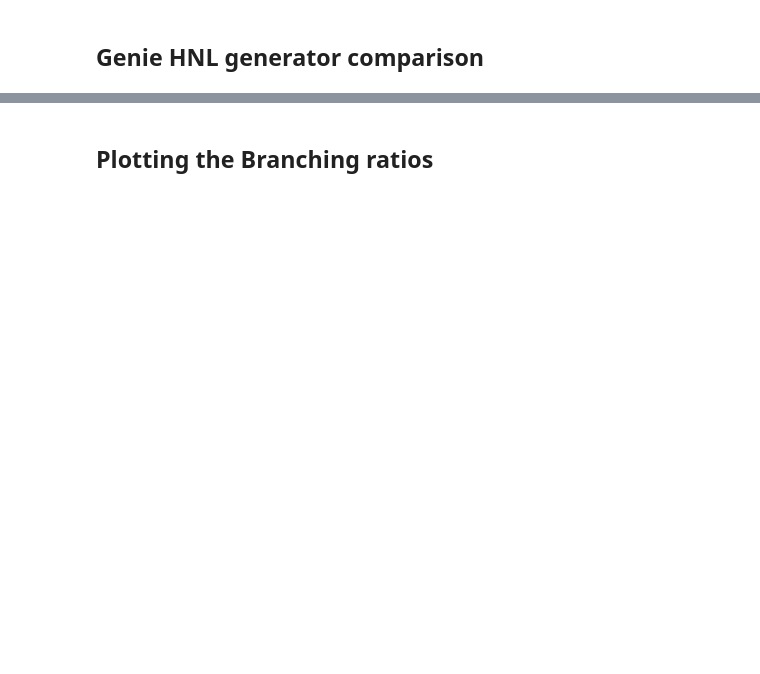
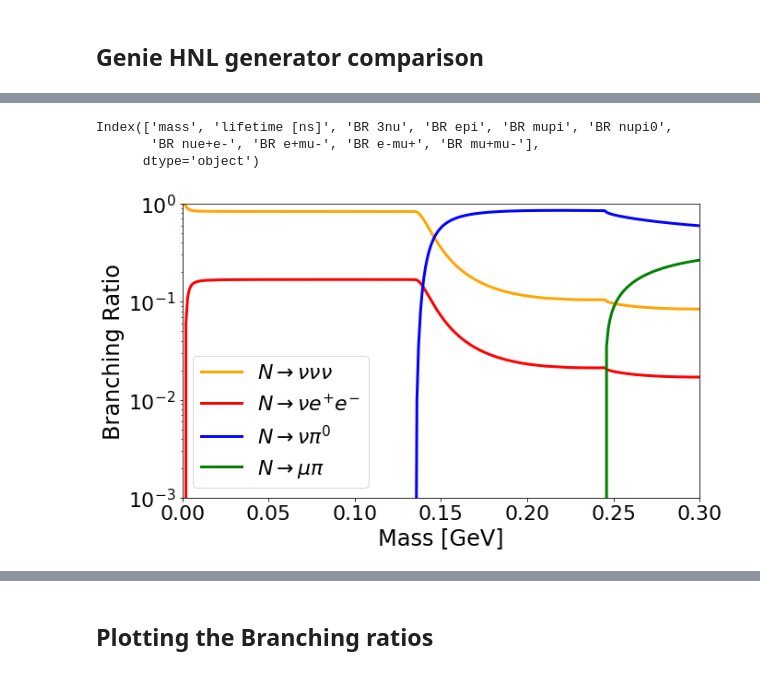
Before and after one commit to dmarsden01/uboone_HNL_analysis, a Jupyter notebook: Rough_rate_calculation.ipynb, the cells around one changed output, grey strips where cells are left out. Saved outputs shown, nothing was run; the diff lists cells and outputs as text; code cells hidden in the pictures; blank space fills up the shorter version.

```diff
--- a/Rough_rate_calculation.ipynb
+++ b/Rough_rate_calculation.ipynb
@@ -47,3 +178,60 @@ def get_ratio(arr1,arr2):
 cols = ['Mass','Value']
 Davide_ee = pd.read_csv("Branching_ratios/Davide_ee_mu_like.csv",names=cols)
 Davide_pi0 = pd.read_csv("Branching_ratios/Davide_pi0_mu_like.csv",names=cols)
+
+cols_Pawel_new = ["mass", "lifetime [ns]", "BR 3nu", "BR epi", "BR mupi", "BR nupi0", "BR nue+e-",
+                  "BR e+mu-", "BR e-mu+", "BR mu+mu-"]
+cols_Genie = ["mass", "lifetime",  "BR e+e-",  "BR nu pi0"]
+
+Pawel_new_maj_mu = pd.read_csv("Branching_ratios/new_fixed_factor_feb14/br_major_mu.txt",names=cols_Pawel_new, sep=" ")
+Pawel_new_dir_mu = pd.read_csv("Branching_ratios/new_fixed_factor_feb14/br_dirac_mu.txt",names=cols_Pawel_new, sep=" ")
+Genie_new_maj_nu = pd.read_csv("Branching_ratios/new_fixed_factor_feb14/Genie_Majorana_new.csv")
+Genie_new_dir_nu = pd.read_csv("Branching_ratios/new_fixed_factor_feb14/Genie_Dirac_new.csv")
+
+DUNE_ee = pd.read_csv("Branching_ratios/DUNE_ND_BR_ee.csv",names=cols)
+DUNE_3nu = pd.read_csv("Branching_ratios/DUNE_ND_BR_3nu.csv",names=cols)
+# %%
+Pawel_new_maj_mu.keys()
+# %% [output]
+Index(['mass', 'lifetime [ns]', 'BR 3nu', 'BR epi', 'BR mupi', 'BR nupi0',
+       'BR nue+e-', 'BR e+mu-', 'BR e-mu+', 'BR mu+mu-'],
+      dtype='object')
+# %%
+colour_3nu = "orange"
+colour_ee = "red"
+colour_pi0 = "blue"
+plt.rc('font', size=22)
+plt.figure(figsize=(10,6))
+# plt.title("HNL Generator Branching Ratios (Dirac)", fontsize=24)
+plt.plot(Pawel_new_maj_mu["mass"], Pawel_new_maj_mu["BR 3nu"], label = r"$N \rightarrow \nu \nu \nu$", lw=3, color = colour_3nu)
+plt.plot(Pawel_new_maj_mu["mass"], Pawel_new_maj_mu["BR nue+e-"], label = r"$N \rightarrow \nu e^{+}e^{-}$", lw=3, color = colour_ee)
+plt.plot(Pawel_new_maj_mu["mass"], Pawel_new_maj_mu["BR nupi0"], label = r"$N \rightarrow \nu\pi^{0}$", lw=3, color = colour_pi0)
+plt.plot(Pawel_new_maj_mu["mass"], Pawel_new_maj_mu["BR mupi"], label = r"$N \rightarrow \mu\pi$", lw=3, color = "green")
+
+# plt.plot(Genie_new_maj_nu["mass"], Genie_new_maj_nu["BR_3nu"], label = r"Genie $3\nu$", lw=3, color = colour_3nu, linestyle="dashed")
+# plt.plot(Genie_new_maj_nu["mass"], Genie_new_maj_nu["BR_e+e-"], label = r"Genie $\nu e^{+}e^{-}$", lw=3, color = colour_ee, linestyle="dashed")
+# plt.plot(Genie_new_maj_nu["mass"], Genie_new_maj_nu["BR_nu_pi0"], label = r"Genie $\nu\pi^0$", lw=3, color = colour_pi0, linestyle="dashed")
+
+# plt.plot(Pawel_new_dir_mu["mass"], Pawel_new_dir_mu["BR 3nu"], label = r"Gelato $3\nu$", lw=3, color = colour_3nu)
+# plt.plot(Pawel_new_dir_mu["mass"], Pawel_new_dir_mu["BR nue+e-"], label = r"Gelato $\nu e^{+}e^{-}$", lw=3, color = colour_ee)
+# plt.plot(Pawel_new_dir_mu["mass"], Pawel_new_dir_mu["BR nupi0"], label = r"Gelato $\nu\pi^{0}$", lw=3, color = colour_pi0)
+# plt.plot(Genie_new_dir_nu["mass"], Genie_new_dir_nu["BR_3nu"], label = r"Genie Dirac $3\nu$", lw=3, color = colour_3nu, linestyle="dashed")
+# plt.plot(Genie_new_dir_nu["mass"], Genie_new_dir_nu["BR_e+e-"], label = r"Genie Dirac $\nu e^{+}e^{-}$", lw=3, color = colour_ee, linestyle="dashed")
+# plt.plot(Genie_new_dir_nu["mass"], Genie_new_dir_nu["BR_nu_pi0"], label = r"Genie Dirac $\nu\pi^0$", lw=3, color = colour_pi0, linestyle="dashed")
+
+# plt.plot(DUNE_ee["Mass"], DUNE_ee['Value'], label = r"DUNE $\nu e^{+}e^{-}$", lw=3, color = colour_ee)
+# plt.plot(DUNE_3nu["Mass"], DUNE_3nu['Value'], label = r"DUNE $\nu\pi^0$", lw=3, color = colour_3nu)
+
+plt.ylim(1e-3,1.0)
+plt.xlim(0,0.3)
+plt.ylabel("Branching Ratio", fontsize=24)
+plt.xlabel("Mass [GeV]", fontsize=24)
+plt.yscale("log")
+plt.legend(fontsize=22, loc="best")
+plt.tight_layout()
+
+savename = "BRs_Pawel_generator"
+plt.savefig("plots/Generator/"+savename+".pdf")
+plt.savefig("plots/Generator/"+savename+".png")
+# %% [output]
+[figure, added]
```
Also changed, not shown: parts of 15 cells of this notebook, 3 other files.
